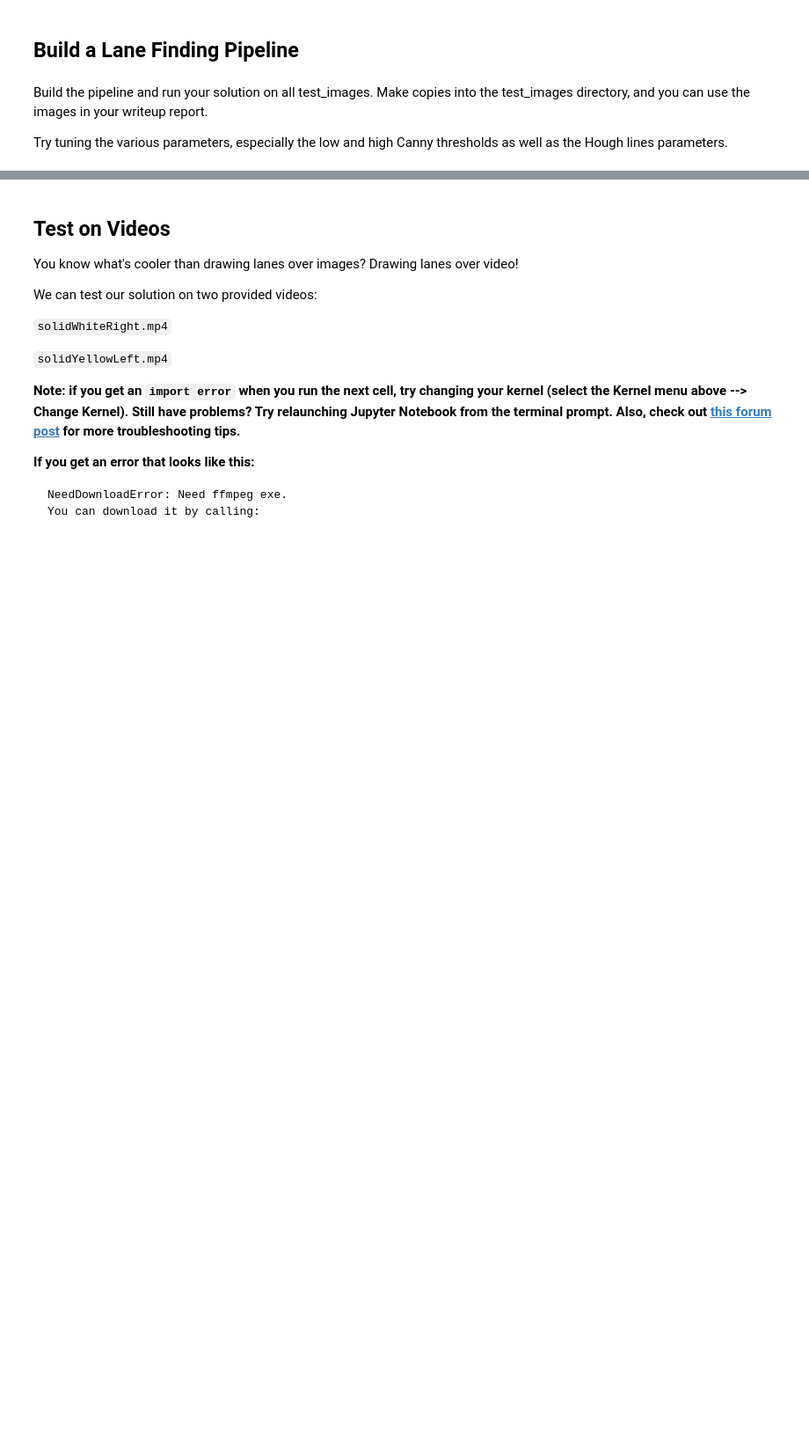
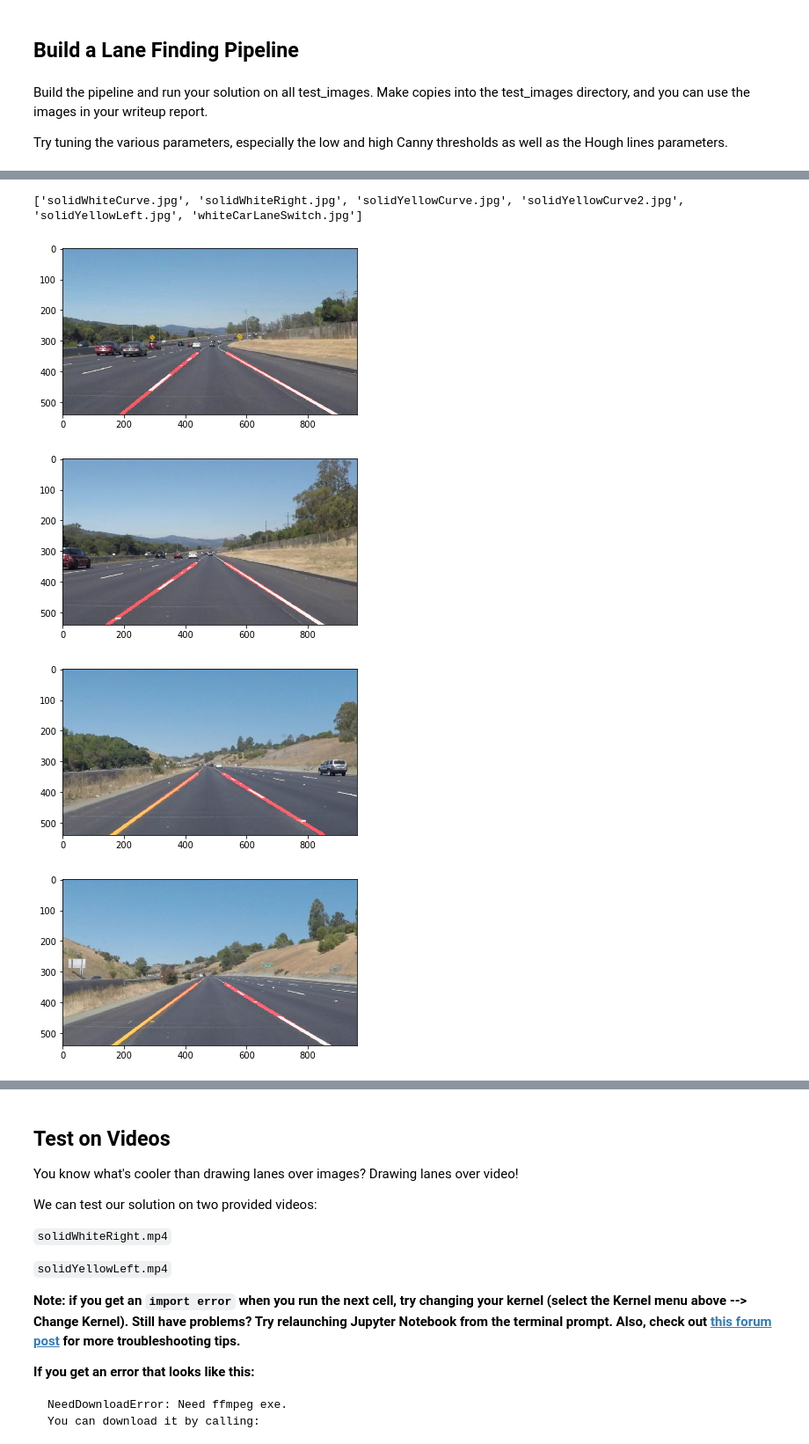
Before and after one commit to Alton-Y/self-driving-car, a Jupyter notebook: CarND-LaneLines-P1/P1.ipynb, the cells around one changed output, grey strips where cells are left out. Shown: that part at 88% size. Cells and saved outputs as stored; diff of their text form; code cells hidden in the pictures; blank space fills up the shorter version.

```diff
--- a/CarND-LaneLines-P1/P1.ipynb
+++ b/CarND-LaneLines-P1/P1.ipynb
@@ -79,15 +81,16 @@ This image is: <class 'numpy.ndarray'> with dimesions: (540, 960, 3)
 # %% [markdown]
 Below are some helper functions to help get you started. They should look familiar from the lesson!
 # %%
-import math
-
 def grayscale(img):
     """Applies the Grayscale transform
     This will return an image with only one color channel
     but NOTE: to see the returned image as grayscale
     (assuming your grayscaled image is called 'gray')
     you should call plt.imshow(gray, cmap='gray')"""
-    return cv2.cvtColor(img, cv2.COLOR_RGB2GRAY)
+    # Extract only blue channel
+    b,g,r = cv2.split(img)
+    image_gs = cv2.cvtColor(b,cv2.COLOR_GRAY2RGB)
+    return image_gs
     # Or use BGR2GRAY if you read an image with cv2.imread()
 #     return cv2.cvtColor(img, cv2.COLOR_BGR2GRAY)
 
@@ -123,6 +126,12 @@ def region_of_interest(img, vertices):
     masked_image = cv2.bitwise_and(img, mask)
     return masked_image
 
+# TODO: detect the brightness of the road
+def road_brightness(image,X,Y,width,height):
+    image_crop = image[int(Y):int(Y+height),int(X):int(X+width)]
+    brightness = image_crop.mean()
+    return brightness
+
 
 def draw_lines(img, lines, color=[255, 0, 0], thickness=2):
     """
@@ -145,17 +154,6 @@ def draw_lines(img, lines, color=[255, 0, 0], thickness=2):
         for x1,y1,x2,y2 in line:
             cv2.line(img, (x1, y1), (x2, y2), color, thickness)
 
-def hough_lines(img, rho, theta, threshold, min_line_len, max_line_gap):
-    """
-    `img` should be the output of a Canny transform.
-
-    Returns an image with hough lines drawn.
-    """
-    lines = cv2.HoughLinesP(img, rho, theta, threshold, np.array([]), minLineLength=min_line_len, maxLineGap=max_line_gap)
-    line_img = np.zeros((img.shape[0], img.shape[1], 3), dtype=np.uint8)
-    draw_lines(line_img, lines)
-    return line_img
-
 # Python 3 has support for cool math symbols.
 
 def weighted_img(img, initial_img, α=0.8, β=1., λ=0.):
@@ -293,0 +309,16 @@ Dimesions: (540, 960, 3)
+# %%
+import os
+im_dir = "test_images/"
+im_list = os.listdir(im_dir)
+print(im_list)
+for im_name in im_list: # for loop
+    image = mpimg.imread(im_dir+im_name) # read image from (im_dir + im_name)
+    result = process_image(image)
+    plt.figure()
+    plt.imshow(result)
+# %% [output]
+['solidWhiteCurve.jpg', 'solidWhiteRight.jpg', 'solidYellowCurve.jpg', 'solidYellowCurve2.jpg', 'solidYellowLeft.jpg', 'whiteCarLaneSwitch.jpg']
+[figure, added]
+[figure, added]
+[figure, added]
+[figure, added]
```
Also changed, not shown: parts of 11 cells of this notebook, 13 other files.
